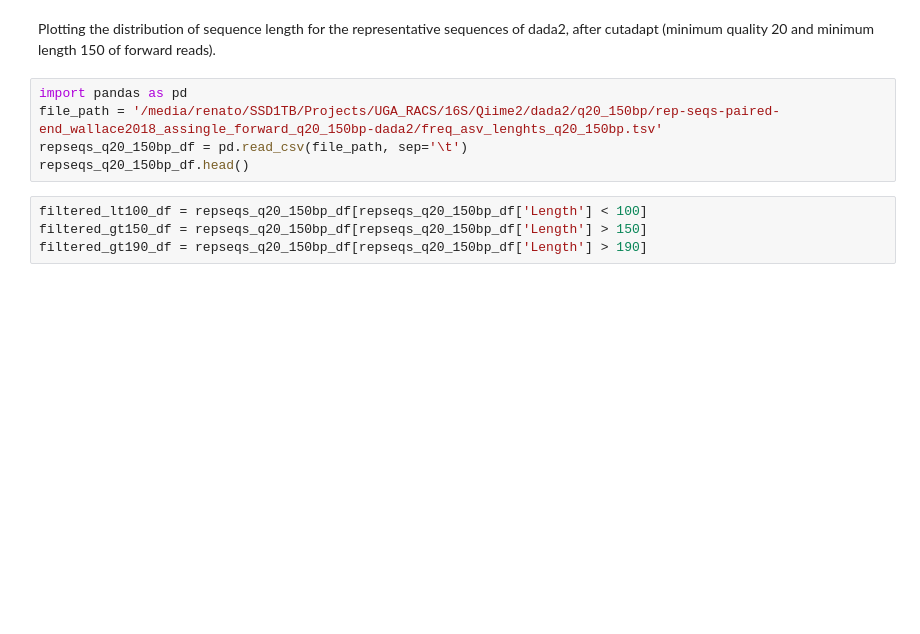
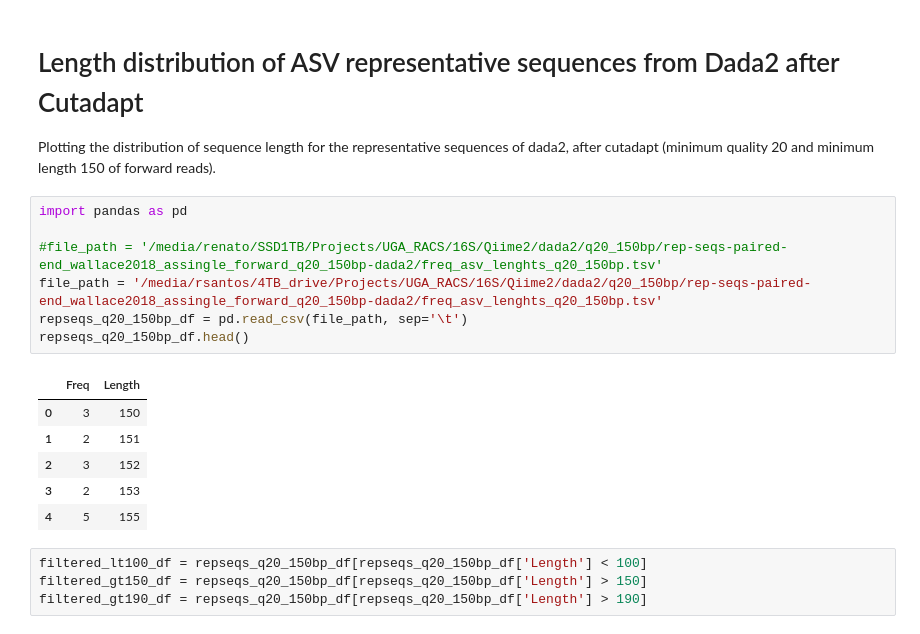
Before and after one commit to SantosRAC/maize_microbiome_transcriptomics, a Jupyter notebook: 16S_wallace2018/dada2_repseqs/len_distribution_repseqs.ipynb, the cells around one changed output. Drawn from its saved outputs; the diff is of its cells as text; blank space fills up the shorter version.

Commit message:
Updated len dist (path to input file)

```diff
--- a/16S_wallace2018/dada2_repseqs/len_distribution_repseqs.ipynb
+++ b/16S_wallace2018/dada2_repseqs/len_distribution_repseqs.ipynb
@@ -1,10 +1,21 @@
 # %% [markdown]
+# Length distribution of ASV representative sequences from Dada2 after Cutadapt
+
 Plotting the distribution of sequence length for the representative sequences of dada2, after cutadapt (minimum quality 20 and minimum length 150 of forward reads).
 # %%
 import pandas as pd
-file_path = '/media/renato/SSD1TB/Projects/UGA_RACS/16S/Qiime2/dada2/q20_150bp/rep-seqs-paired-end_wallace2018_assingle_forward_q20_150bp-dada2/freq_asv_lenghts_q20_150bp.tsv'
+
+#file_path = '/media/renato/SSD1TB/Projects/UGA_RACS/16S/Qiime2/dada2/q20_150bp/rep-seqs-paired-end_wallace2018_assingle_forward_q20_150bp-dada2/freq_asv_lenghts_q20_150bp.tsv'
+file_path = '/media/rsantos/4TB_drive/Projects/UGA_RACS/16S/Qiime2/dada2/q20_150bp/rep-seqs-paired-end_wallace2018_assingle_forward_q20_150bp-dada2/freq_asv_lenghts_q20_150bp.tsv'
 repseqs_q20_150bp_df = pd.read_csv(file_path, sep='\t')
 repseqs_q20_150bp_df.head()
+# %% [output]
+|  | Freq | Length |
+| 0 | 3 | 150 |
+| 1 | 2 | 151 |
+| 2 | 3 | 152 |
+| 3 | 2 | 153 |
+| 4 | 5 | 155 |
 # %%
 filtered_lt100_df = repseqs_q20_150bp_df[repseqs_q20_150bp_df['Length'] < 100]
 filtered_gt150_df = repseqs_q20_150bp_df[repseqs_q20_150bp_df['Length'] > 150]
```
